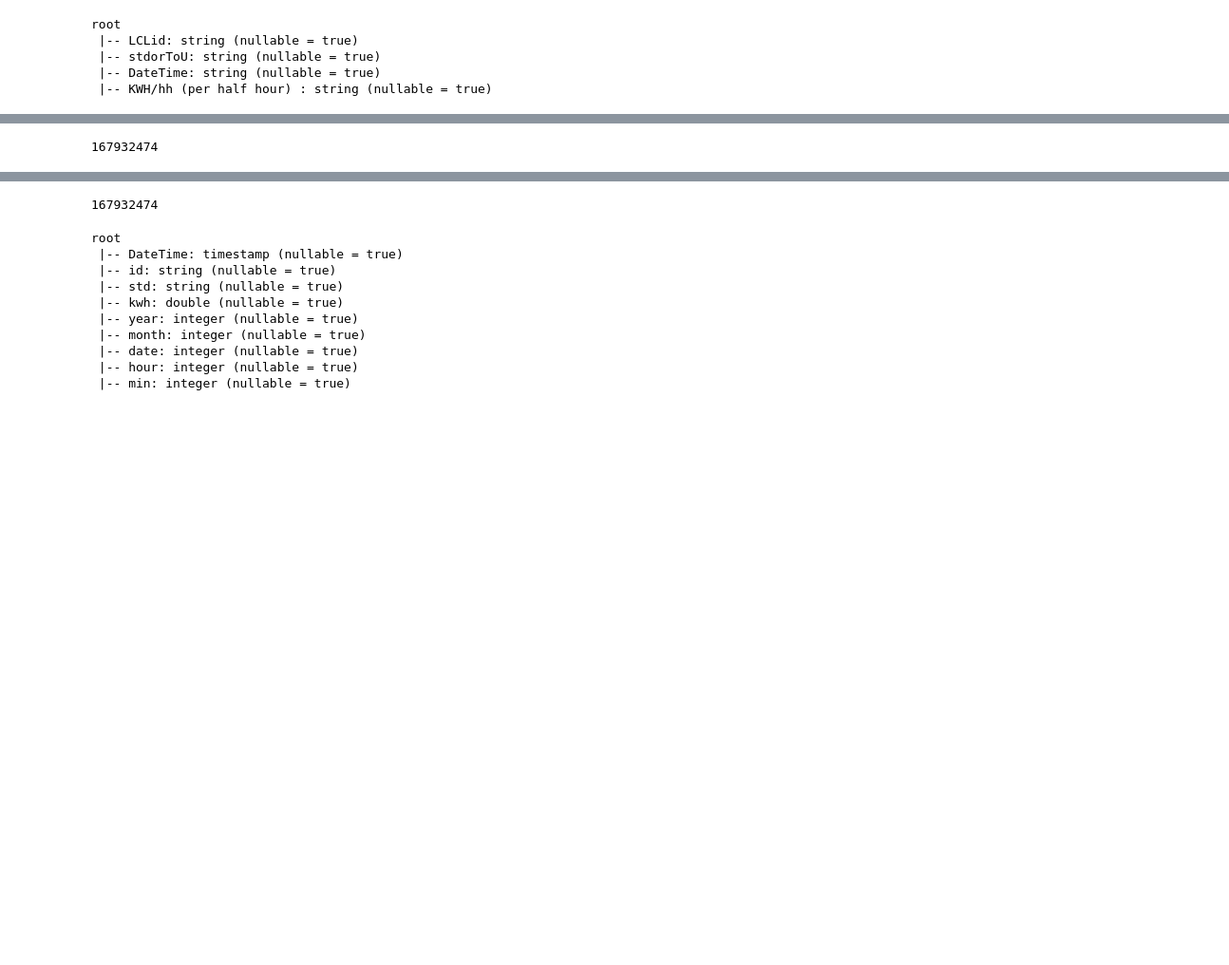
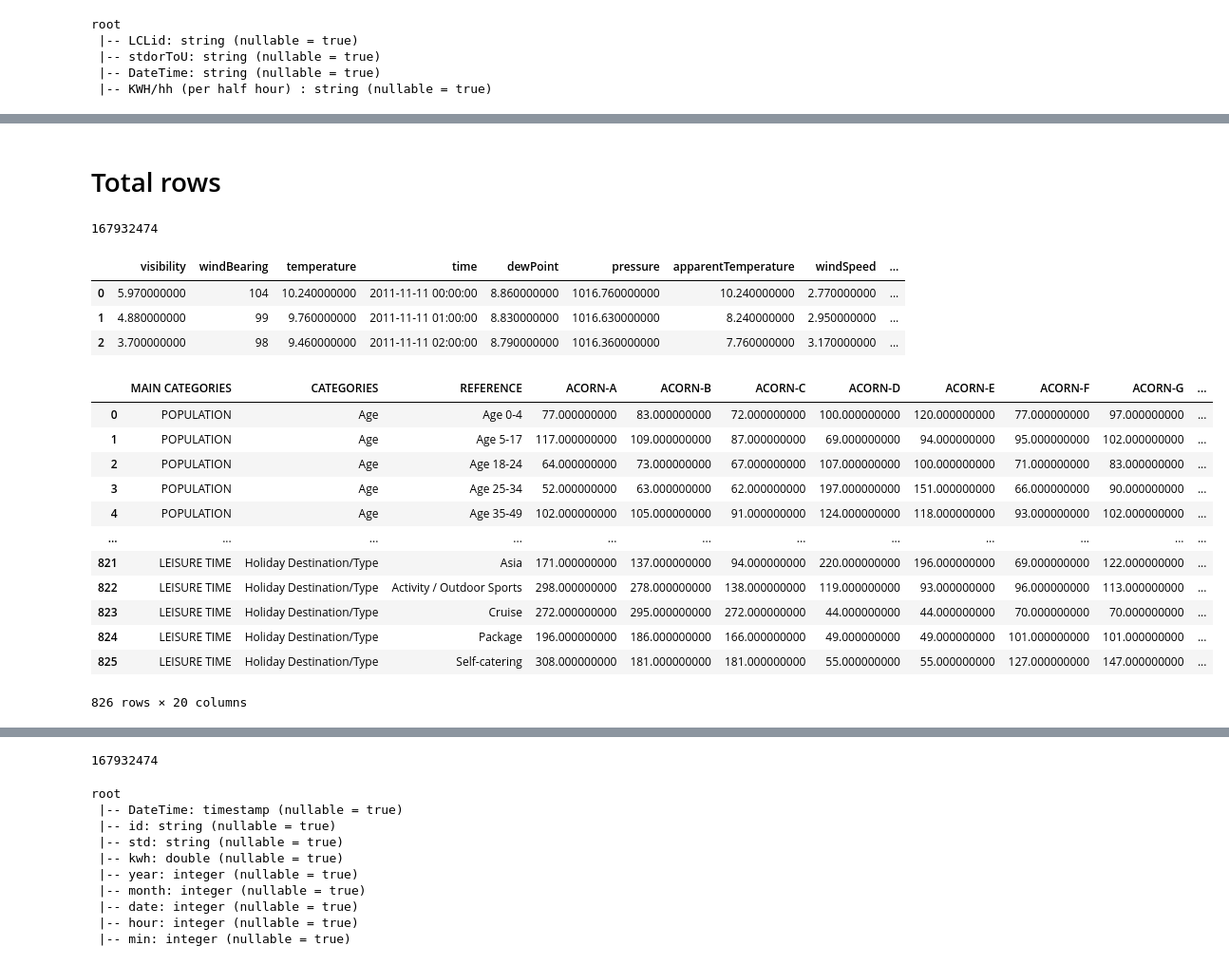
Before and after one commit to sidirasg/Energy_udacity, a Jupyter notebook: exportation.ipynb, the cells around one changed output, grey strips where cells are left out. Shown: that part at 95% size. Cells and saved outputs as stored; diff of their text form; code cells hidden in the pictures; blank space fills up the shorter version.

```diff
--- a/exportation.ipynb
+++ b/exportation.ipynb
@@ -35,6 +37,8 @@ df3=df.select(col("DateTime"),
     hour(col("DateTime")).alias("hour"),
     minute(col("DateTime")).alias("min"),
   )
+# %% [markdown]
+# Total rows
 # %%
 #The dataset  consist from 165M++ rows
 df.count()
@@ -48,3 +52,10 @@ warnings.filterwarnings("ignore")
 # %%
 # Reading Weather data
 df_weather = pd.read_csv("data/add/weather_hourly_darksky.csv")
+# %%
+df_weather.head(3)
+# %% [output]
+|  | visibility | windBearing | temperature | time | dewPoint | pressure | apparentTemperature | windSpeed | ... |
+| 0 | 5.970000000 | 104 | 10.240000000 | 2011-11-11 00:00:00 | 8.860000000 | 1016.760000000 | 10.240000000 | 2.770000000 | ... |
+| 1 | 4.880000000 | 99 | 9.760000000 | 2011-11-11 01:00:00 | 8.830000000 | 1016.630000000 | 8.240000000 | 2.950000000 | ... |
+| 2 | 3.700000000 | 98 | 9.460000000 | 2011-11-11 02:00:00 | 8.790000000 | 1016.360000000 | 7.760000000 | 3.170000000 | ... |
@@ -50,0 +64,18 @@ df_weather = pd.read_csv("data/add/weather_hourly_darksky.csv")
+# %%
+df_acorn = pd.read_csv("data/add/acorn_details.csv",encoding="ISO-8859-1")
+# %%
+df_acorn
+# %% [output]
+|  | MAIN CATEGORIES | CATEGORIES | REFERENCE | ACORN-A | ACORN-B | ACORN-C | ACORN-D | ACORN-E | ACORN-F | ACORN-G | ... |
+| 0 | POPULATION | Age | Age 0-4 | 77.000000000 | 83.000000000 | 72.000000000 | 100.000000000 | 120.000000000 | 77.000000000 | 97.000000000 | ... |
+| 1 | POPULATION | Age | Age 5-17 | 117.000000000 | 109.000000000 | 87.000000000 | 69.000000000 | 94.000000000 | 95.000000000 | 102.000000000 | ... |
+| 2 | POPULATION | Age | Age 18-24 | 64.000000000 | 73.000000000 | 67.000000000 | 107.000000000 | 100.000000000 | 71.000000000 | 83.000000000 | ... |
+| 3 | POPULATION | Age | Age 25-34 | 52.000000000 | 63.000000000 | 62.000000000 | 197.000000000 | 151.000000000 | 66.000000000 | 90.000000000 | ... |
+| 4 | POPULATION | Age | Age 35-49 | 102.000000000 | 105.000000000 | 91.000000000 | 124.000000000 | 118.000000000 | 93.000000000 | 102.000000000 | ... |
+| ... | ... | ... | ... | ... | ... | ... | ... | ... | ... | ... | ... |
+| 821 | LEISURE TIME | Holiday Destination/Type | Asia | 171.000000000 | 137.000000000 | 94.000000000 | 220.000000000 | 196.000000000 | 69.000000000 | 122.000000000 | ... |
+| 822 | LEISURE TIME | Holiday Destination/Type | Activity / Outdoor Sports | 298.000000000 | 278.000000000 | 138.000000000 | 119.000000000 | 93.000000000 | 96.000000000 | 113.000000000 | ... |
+| 823 | LEISURE TIME | Holiday Destination/Type | Cruise | 272.000000000 | 295.000000000 | 272.000000000 | 44.000000000 | 44.000000000 | 70.000000000 | 70.000000000 | ... |
+| 824 | LEISURE TIME | Holiday Destination/Type | Package | 196.000000000 | 186.000000000 | 166.000000000 | 49.000000000 | 49.000000000 | 101.000000000 | 101.000000000 | ... |
+| 825 | LEISURE TIME | Holiday Destination/Type | Self-catering | 308.000000000 | 181.000000000 | 181.000000000 | 55.000000000 | 55.000000000 | 127.000000000 | 147.000000000 | ... |
+826 rows × 20 columns
```
Also changed, not shown: parts of 66 cells of this notebook, 1 other file.
